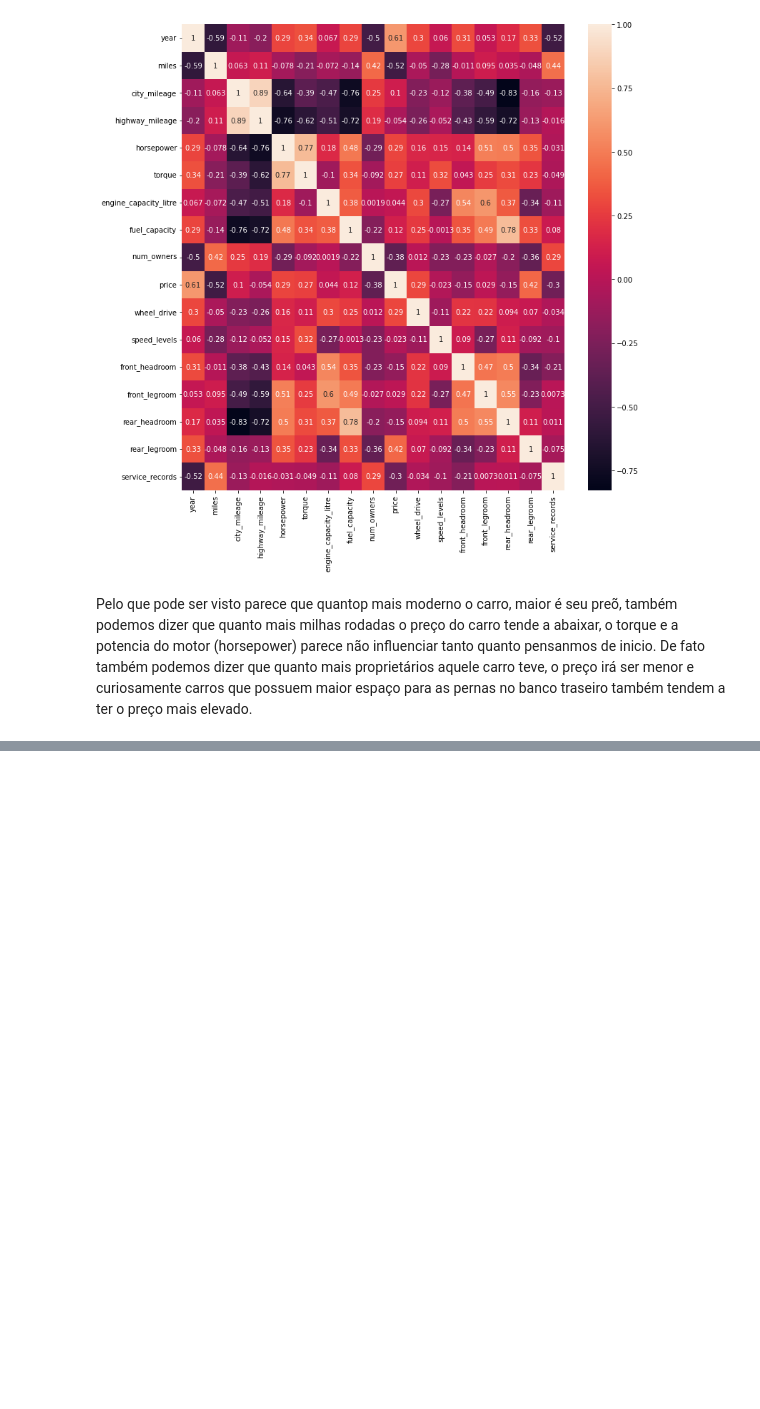
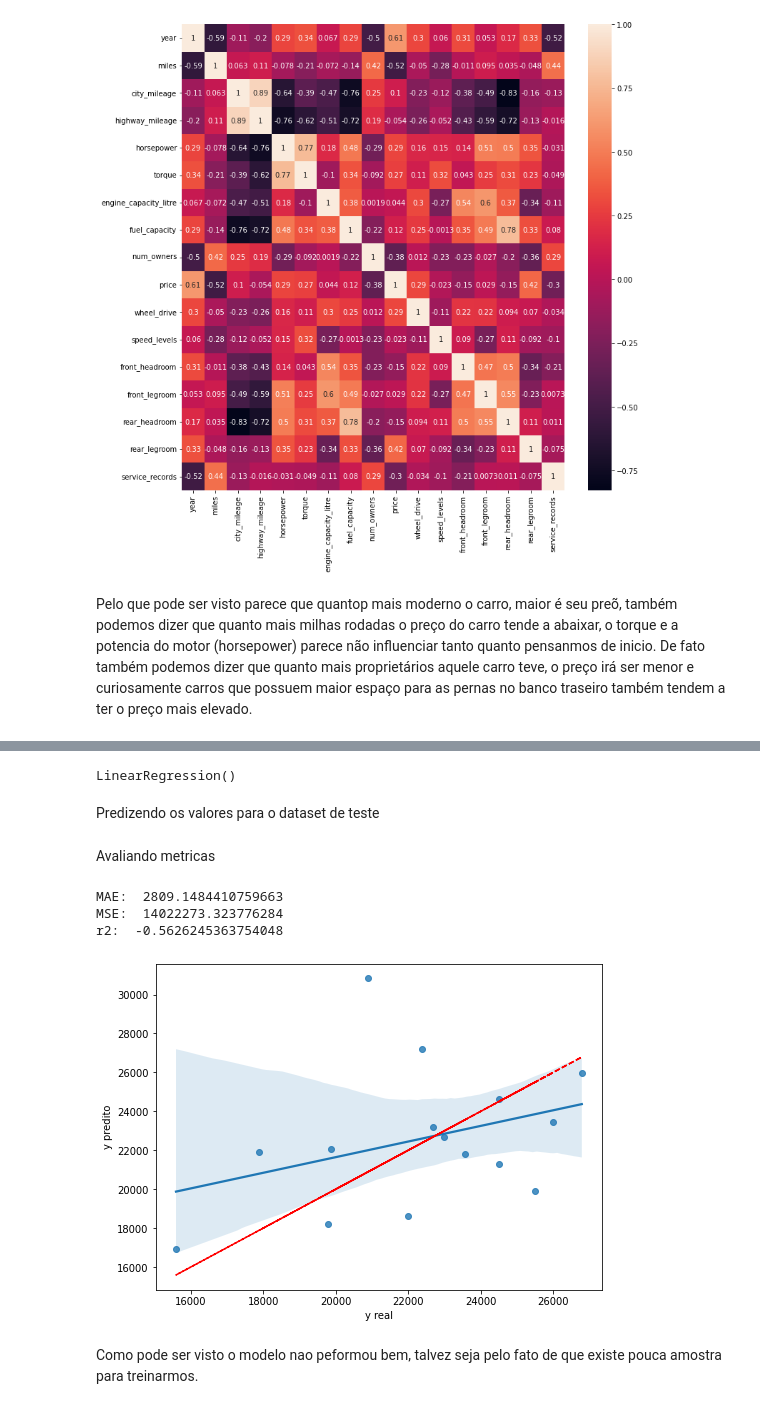
Before and after one commit to mvsampaio98/Data_Science, a Jupyter notebook: Estudos/FIAP/Fase2/6_Desafio.ipynb, the cells around one changed output, grey strips where cells are left out. Drawn from its saved outputs; the diff is of its cells as text; code cells hidden in the pictures; blank space fills up the shorter version.

```diff
--- a/Estudos/FIAP/Fase2/6_Desafio.ipynb
+++ b/Estudos/FIAP/Fase2/6_Desafio.ipynb
@@ -197,0 +215,4 @@ Pelo que pode ser visto parece que quantop mais moderno o carro, maior é seu pr
+# %%
+from sklearn.model_selection import train_test_split
+
+x_train, x_test, y_train, y_test = train_test_split(x_std,y,test_size=0.3,random_state=7)
@@ -197,0 +221,4 @@ Pelo que pode ser visto parece que quantop mais moderno o carro, maior é seu pr
+# %%
+from sklearn.linear_model import LinearRegression
+
+lr = LinearRegression()
@@ -197,0 +227,34 @@ Pelo que pode ser visto parece que quantop mais moderno o carro, maior é seu pr
+# %%
+lr.fit(x_train,y_train)
+# %% [output]
+LinearRegression()
+# %% [markdown]
+Predizendo os valores para o dataset de teste
+# %%
+y_pred = lr.predict(x_test)
+# %% [markdown]
+Avaliando metricas
+# %%
+from sklearn.metrics import mean_absolute_error, mean_squared_error, r2_score
+
+MAE = mean_absolute_error(y_test, y_pred)
+MSE = mean_squared_error(y_test, y_pred)
+r2 = r2_score(y_test, y_pred)
+print('MAE: ', MAE) # media do valor absoluto dos erros
+print('MSE: ', MSE) # media dos erros quadraticos
+print('r2: ', r2) # R-quadrado
+# %% [output]
+MAE:  2809.1484410759663
+MSE:  14022273.323776284
+r2:  -0.5626245363754048
+# %%
+fig = plt.figure(figsize=(8,6))
+ax = sns.regplot(x= y_test, y = y_pred)
+ax.set(xlabel='y real', ylabel='y predito')
+ax = plt.plot(y_test, y_test, '--r')
+
+plt.show()
+# %% [output]
+[figure, added]
+# %% [markdown]
+Como pode ser visto o modelo nao peformou bem, talvez seja pelo fato de que existe pouca amostra para treinarmos.
```
Also changed, not shown: parts of 8 cells of this notebook.
